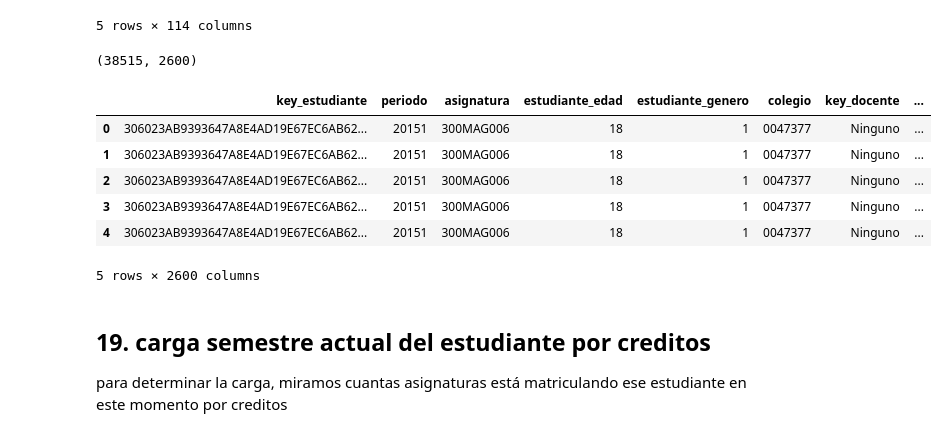
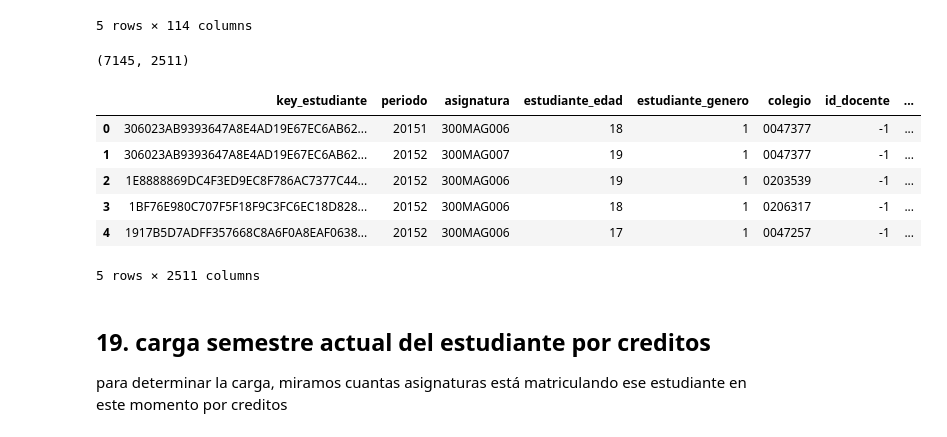
Before and after one commit to jaimereinoso2/pg2, a Jupyter notebook: prepararDATOS.ipynb, the cells around one changed output. Drawn from its saved outputs; the diff is of its cells as text; code cells hidden in the pictures.

```diff
--- a/prepararDATOS.ipynb
+++ b/prepararDATOS.ipynb
@@ -1269,20 +1267,20 @@ temp_pivot.head()
 | 4 | 00724CD562AF1C6FF4ED73991F1DA0BB1... | 20182 | 300MAG006 | NaN | NaN | ... |
 5 rows × 114 columns
 # %%
-DATOS = DATOS.merge(temp, on=['key_estudiante','periodo','asignatura'], how='left')
+DATOS = DATOS.merge(temp_pivot, on=['key_estudiante','periodo','asignatura'], how='left')
 DATOS = DATOS.fillna(0) # 0: no esta tomando cursos de ese dpto este semestre
 DATOS.to_pickle('checkPoints/DATOS18.pkl')
 print(DATOS.shape)
 DATOS.head()
 # %% [output]
-(38515, 2600)
+(7145, 2511)
-|  | key_estudiante | periodo | asignatura | estudiante_edad | estudiante_genero | colegio | key_docente | ... |
-| 0 | 306023AB9393647A8E4AD19E67EC6AB62... | 20151 | 300MAG006 | 18 | 1 | 0047377 | Ninguno | ... |
-| 1 | 306023AB9393647A8E4AD19E67EC6AB62... | 20151 | 300MAG006 | 18 | 1 | 0047377 | Ninguno | ... |
-| 2 | 306023AB9393647A8E4AD19E67EC6AB62... | 20151 | 300MAG006 | 18 | 1 | 0047377 | Ninguno | ... |
-| 3 | 306023AB9393647A8E4AD19E67EC6AB62... | 20151 | 300MAG006 | 18 | 1 | 0047377 | Ninguno | ... |
-| 4 | 306023AB9393647A8E4AD19E67EC6AB62... | 20151 | 300MAG006 | 18 | 1 | 0047377 | Ninguno | ... |
+|  | key_estudiante | periodo | asignatura | estudiante_edad | estudiante_genero | colegio | id_docente | ... |
+| 0 | 306023AB9393647A8E4AD19E67EC6AB62... | 20151 | 300MAG006 | 18 | 1 | 0047377 | -1 | ... |
+| 1 | 306023AB9393647A8E4AD19E67EC6AB62... | 20152 | 300MAG007 | 19 | 1 | 0047377 | -1 | ... |
+| 2 | 1E8888869DC4F3ED9EC8F786AC7377C44... | 20152 | 300MAG006 | 19 | 1 | 0203539 | -1 | ... |
+| 3 | 1BF76E980C707F5F18F9C3FC6EC18D828... | 20152 | 300MAG006 | 18 | 1 | 0206317 | -1 | ... |
+| 4 | 1917B5D7ADFF357668C8A6F0A8EAF0638... | 20152 | 300MAG006 | 17 | 1 | 0047257 | -1 | ... |
-5 rows × 2600 columns
+5 rows × 2511 columns
 # %% [markdown]
 ## **19. carga semestre actual del estudiante por creditos**
 
```
Also changed, not shown: parts of 67 cells of this notebook, 3 other files.
